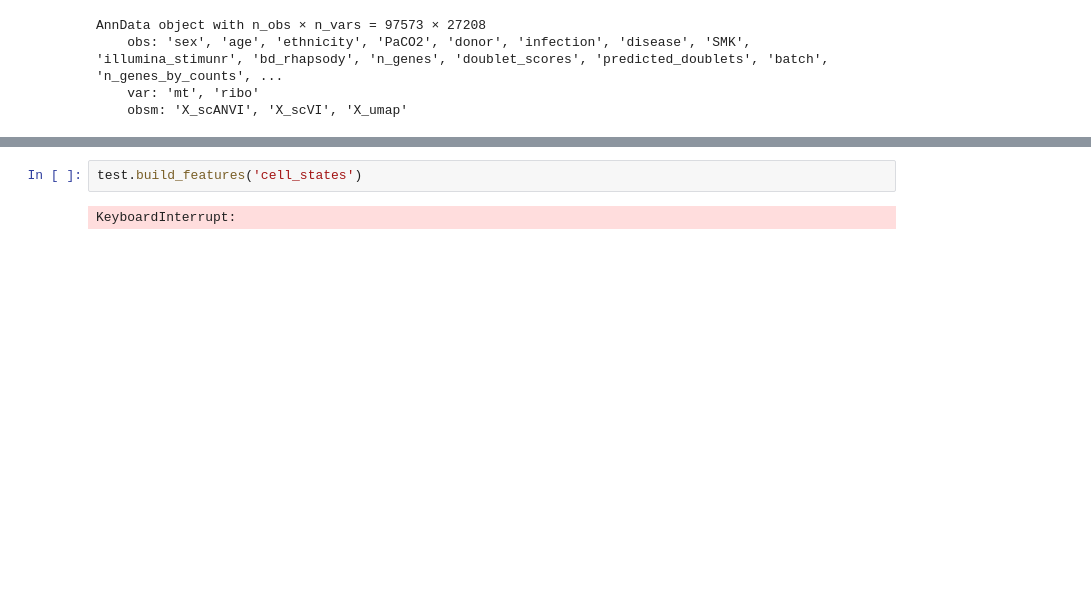
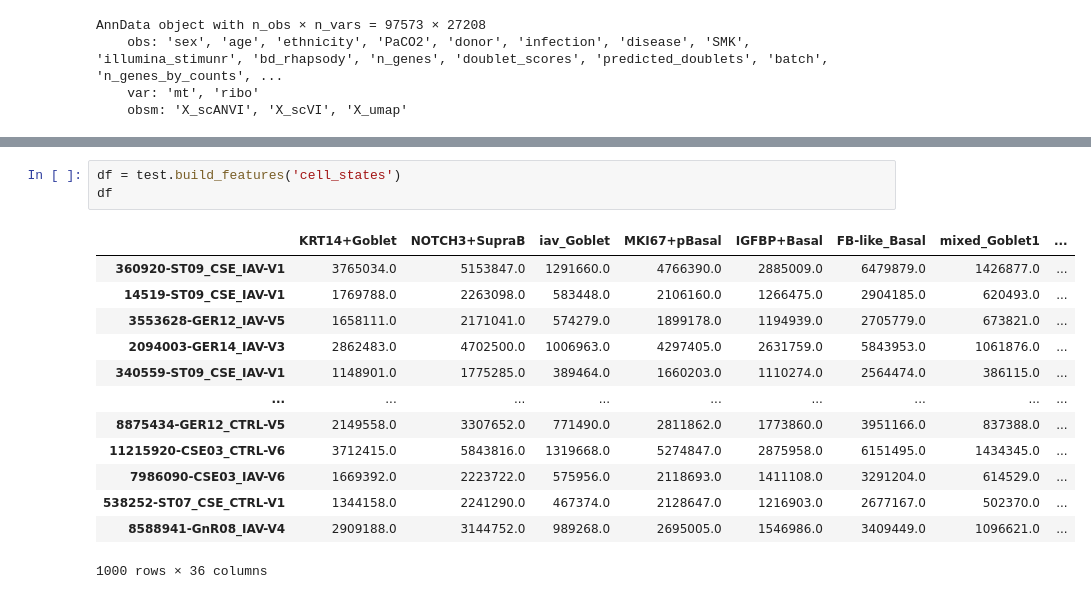
Before and after one commit to Talavera-Lopez-Lab/CCI_Collective, a Jupyter notebook: Notebooks/test.ipynb, the cells around one changed output, grey strips where cells are left out. Drawn from its saved outputs; the diff is of its cells as text; blank space fills up the shorter version.

```diff
--- a/Notebooks/test.ipynb
+++ b/Notebooks/test.ipynb
@@ -21,6 +28,19 @@ AnnData object with n_obs × n_vars = 97573 × 27208
     var: 'mt', 'ribo'
     obsm: 'X_scANVI', 'X_scVI', 'X_umap'
 # %%
-test.build_features('cell_states')
+df = test.build_features('cell_states')
+df
 # %% [output]
+|  | KRT14+Goblet | NOTCH3+SupraB | iav_Goblet | MKI67+pBasal | IGFBP+Basal | FB-like_Basal | mixed_Goblet1 | ... |
+| 360920-ST09_CSE_IAV-V1 | 3765034.0 | 5153847.0 | 1291660.0 | 4766390.0 | 2885009.0 | 6479879.0 | 1426877.0 | ... |
+| 14519-ST09_CSE_IAV-V1 | 1769788.0 | 2263098.0 | 583448.0 | 2106160.0 | 1266475.0 | 2904185.0 | 620493.0 | ... |
+| 3553628-GER12_IAV-V5 | 1658111.0 | 2171041.0 | 574279.0 | 1899178.0 | 1194939.0 | 2705779.0 | 673821.0 | ... |
+| 2094003-GER14_IAV-V3 | 2862483.0 | 4702500.0 | 1006963.0 | 4297405.0 | 2631759.0 | 5843953.0 | 1061876.0 | ... |
+| 340559-ST09_CSE_IAV-V1 | 1148901.0 | 1775285.0 | 389464.0 | 1660203.0 | 1110274.0 | 2564474.0 | 386115.0 | ... |
+| ... | ... | ... | ... | ... | ... | ... | ... | ... |
+| 8875434-GER12_CTRL-V5 | 2149558.0 | 3307652.0 | 771490.0 | 2811862.0 | 1773860.0 | 3951166.0 | 837388.0 | ... |
+| 11215920-CSE03_CTRL-V6 | 3712415.0 | 5843816.0 | 1319668.0 | 5274847.0 | 2875958.0 | 6151495.0 | 1434345.0 | ... |
+| 7986090-CSE03_IAV-V6 | 1669392.0 | 2223722.0 | 575956.0 | 2118693.0 | 1411108.0 | 3291204.0 | 614529.0 | ... |
+| 538252-ST07_CSE_CTRL-V1 | 1344158.0 | 2241290.0 | 467374.0 | 2128647.0 | 1216903.0 | 2677167.0 | 502370.0 | ... |
+| 8588941-GnR08_IAV-V4 | 2909188.0 | 3144752.0 | 989268.0 | 2695005.0 | 1546986.0 | 3409449.0 | 1096621.0 | ... |
-KeyboardInterrupt:
+1000 rows × 36 columns
```
Also changed, not shown: parts of 5 cells of this notebook.
